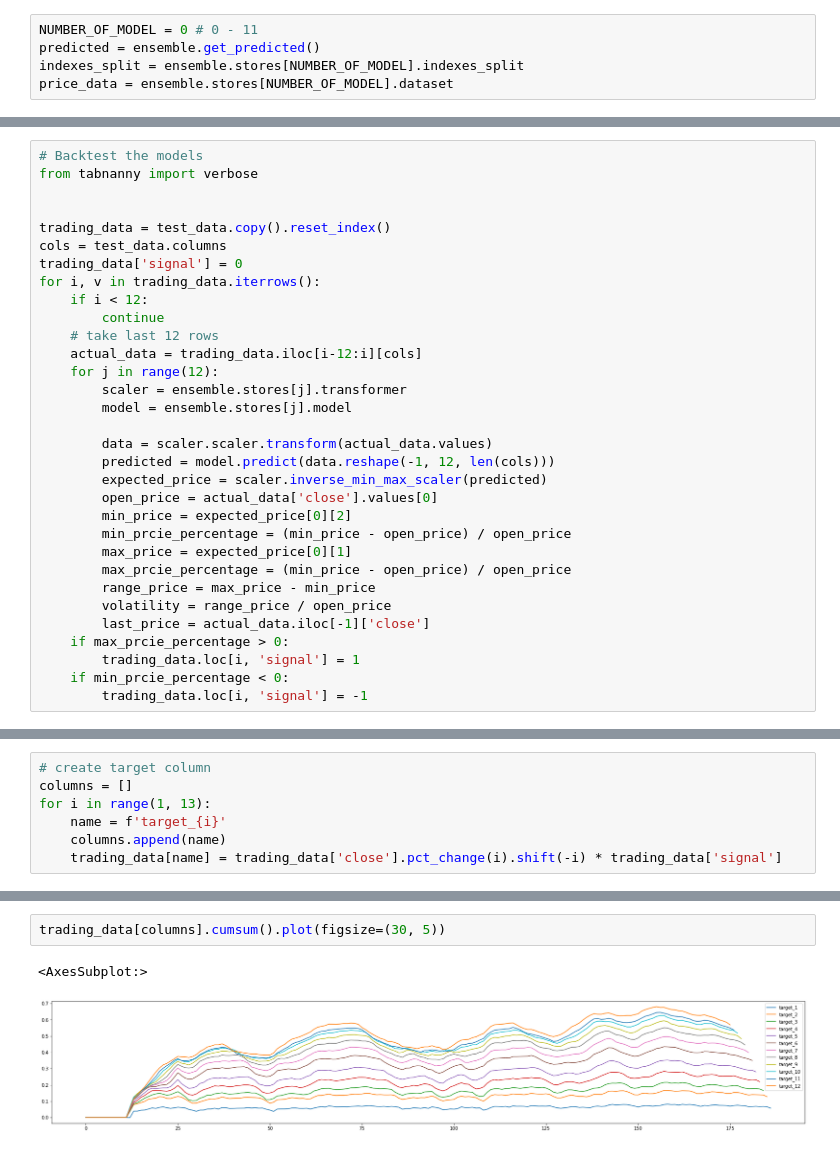
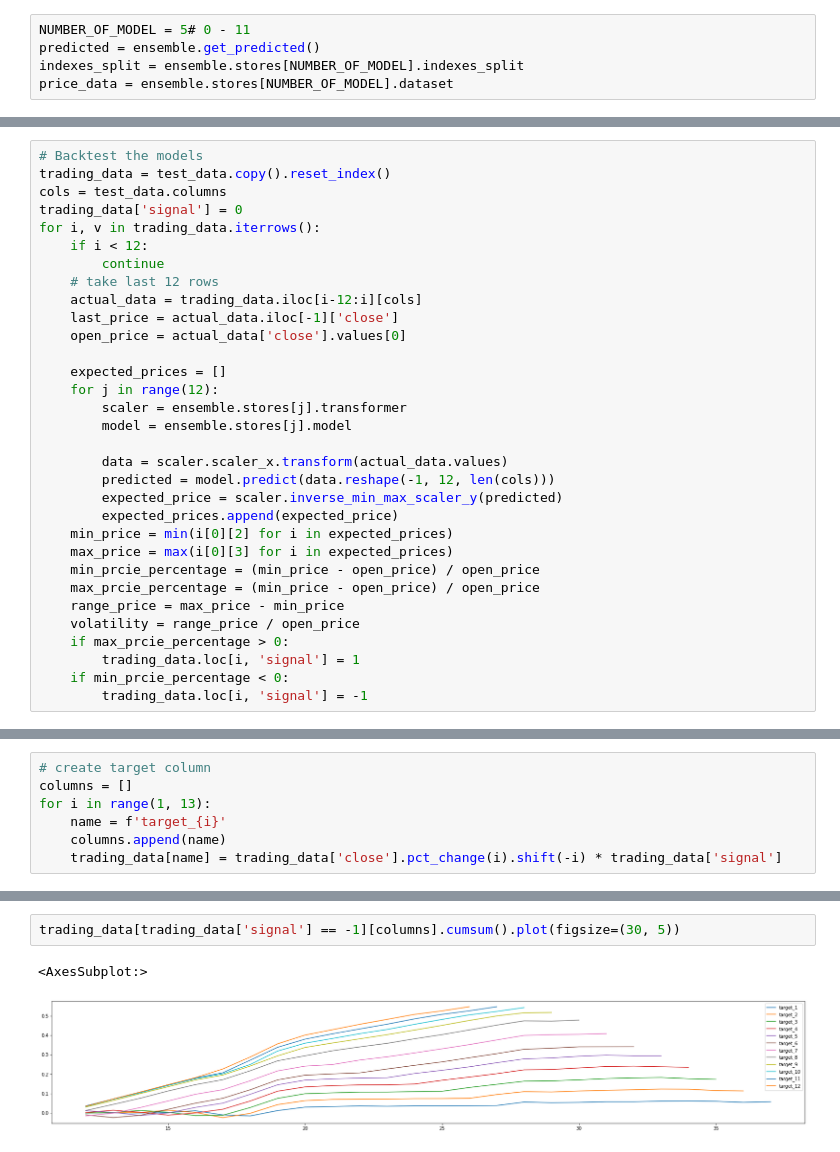
Before and after one commit to sergio12S/quant-AI, a Jupyter notebook: analyse_rnn.ipynb, the cells around one changed output, grey strips where cells are left out. Drawn from its saved outputs; the diff is of its cells as text.

Commit message:
research data of models

```diff
--- a/analyse_rnn.ipynb
+++ b/analyse_rnn.ipynb
@@ -18,5 +11,5 @@ To enable them in other operations, rebuild TensorFlow with the appropriate comp
 # %%
-NUMBER_OF_MODEL = 0 # 0 - 11
+NUMBER_OF_MODEL = 5# 0 - 11
 predicted = ensemble.get_predicted()
 indexes_split = ensemble.stores[NUMBER_OF_MODEL].indexes_split
 price_data = ensemble.stores[NUMBER_OF_MODEL].dataset
@@ -69,9 +62,6 @@ fig = go.Figure(data=[go.Candlestick(
 fig.show()
 # %%
 # Backtest the models
-from tabnanny import verbose
-
-
 trading_data = test_data.copy().reset_index()
 cols = test_data.columns
 trading_data['signal'] = 0
@@ -80,21 +70,24 @@ for i, v in trading_data.iterrows():
         continue
     # take last 12 rows
     actual_data = trading_data.iloc[i-12:i][cols]
+    last_price = actual_data.iloc[-1]['close']
+    open_price = actual_data['close'].values[0]
+
+    expected_prices = []
     for j in range(12):
         scaler = ensemble.stores[j].transformer
         model = ensemble.stores[j].model
 
-        data = scaler.scaler.transform(actual_data.values)
+        data = scaler.scaler_x.transform(actual_data.values)
         predicted = model.predict(data.reshape(-1, 12, len(cols)))
-        expected_price = scaler.inverse_min_max_scaler(predicted)
-        open_price = actual_data['close'].values[0]
-        min_price = expected_price[0][2]
-        min_prcie_percentage = (min_price - open_price) / open_price
-        max_price = expected_price[0][1]
-        max_prcie_percentage = (min_price - open_price) / open_price
-        range_price = max_price - min_price
-        volatility = range_price / open_price
-        last_price = actual_data.iloc[-1]['close']
+        expected_price = scaler.inverse_min_max_scaler_y(predicted)
+        expected_prices.append(expected_price)
+    min_price = min(i[0][2] for i in expected_prices)
+    max_price = max(i[0][3] for i in expected_prices)
+    min_prcie_percentage = (min_price - open_price) / open_price
+    max_prcie_percentage = (min_price - open_price) / open_price
+    range_price = max_price - min_price
+    volatility = range_price / open_price
     if max_prcie_percentage > 0:
         trading_data.loc[i, 'signal'] = 1
     if min_prcie_percentage < 0:
@@ -147,5 +140,5 @@ trading_data.groupby('signal')[columns].agg(['mean', 'std', 'sum', 'count']).T
 # %%
-trading_data[columns].cumsum().plot(figsize=(30, 5))
+trading_data[trading_data['signal'] == -1][columns].cumsum().plot(figsize=(30, 5))
 # %% [output]
 <AxesSubplot:>
-[figure, old version]
+[figure, new version]
```
Also changed, not shown: parts of 6 cells of this notebook.
